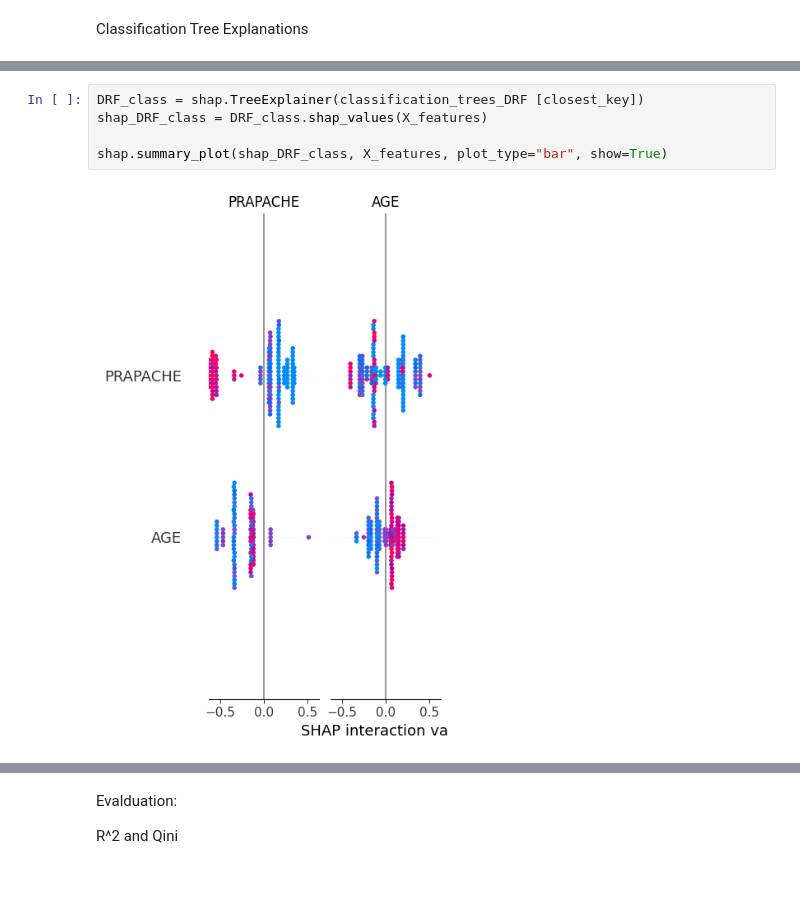
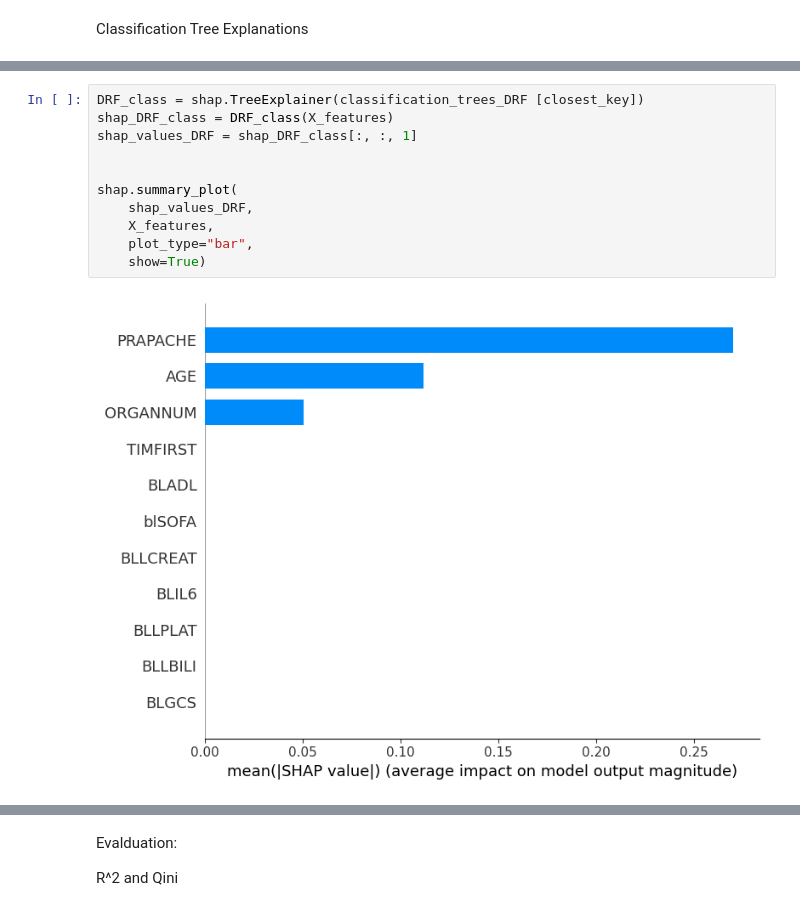
Before and after one commit to tobsilog/VTE, a Jupyter notebook: SHAP/Training.ipynb, the cells around one changed output, grey strips where cells are left out. Drawn from its saved outputs; the diff is of its cells as text; blank space fills up the shorter version.

Commit message:
Shap Bar plot results for class trees

```diff
--- a/SHAP/Training.ipynb
+++ b/SHAP/Training.ipynb
@@ -437,9 +421,15 @@ KeyboardInterrupt
 # %%
 DRF_class = shap.TreeExplainer(classification_trees_DRF [closest_key])
-shap_DRF_class = DRF_class.shap_values(X_features)
+shap_DRF_class = DRF_class(X_features)
+shap_values_DRF = shap_DRF_class[:, :, 1]
 
-shap.summary_plot(shap_DRF_class, X_features, plot_type="bar", show=True)
+
+shap.summary_plot(
+    shap_values_DRF,
+    X_features,
+    plot_type="bar",
+    show=True)
 # %% [output]
-[figure, old version]
+[figure, new version]
 # %%
 KF_class = shap.TreeExplainer(classification_trees_KF[closest_key])
```
Also changed, not shown: parts of 5 cells of this notebook.
